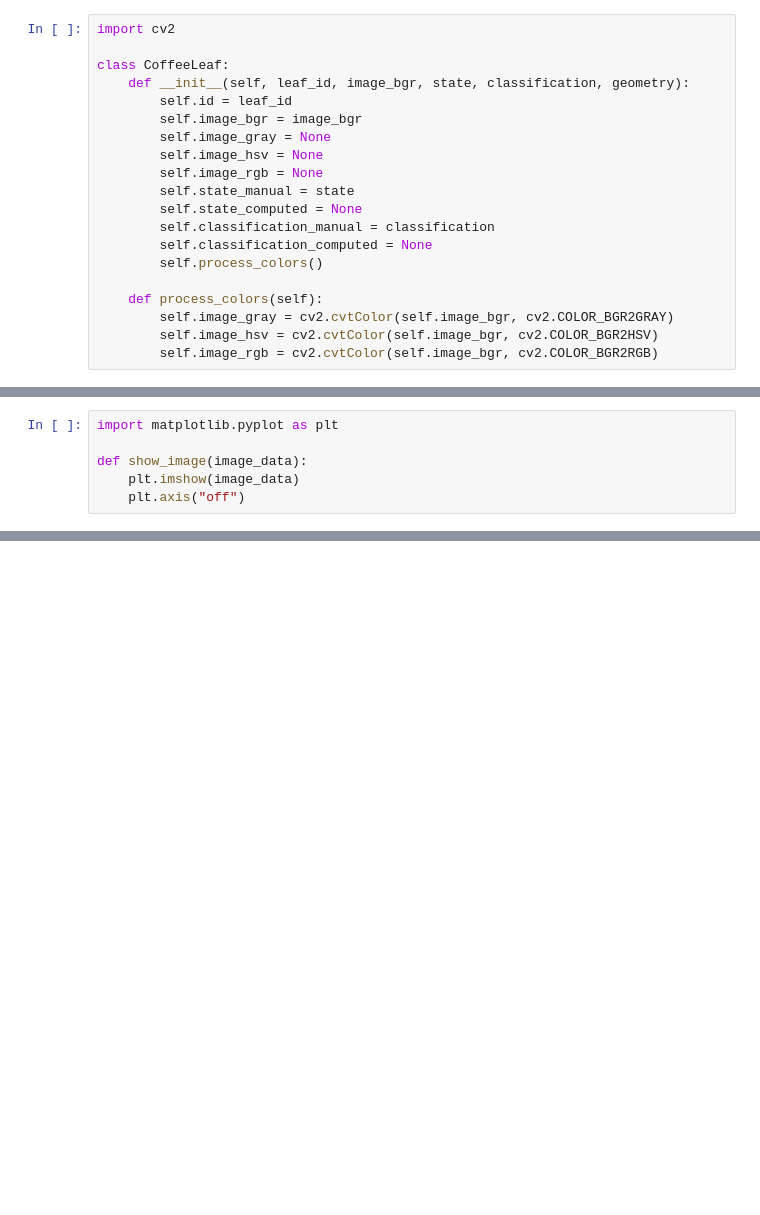
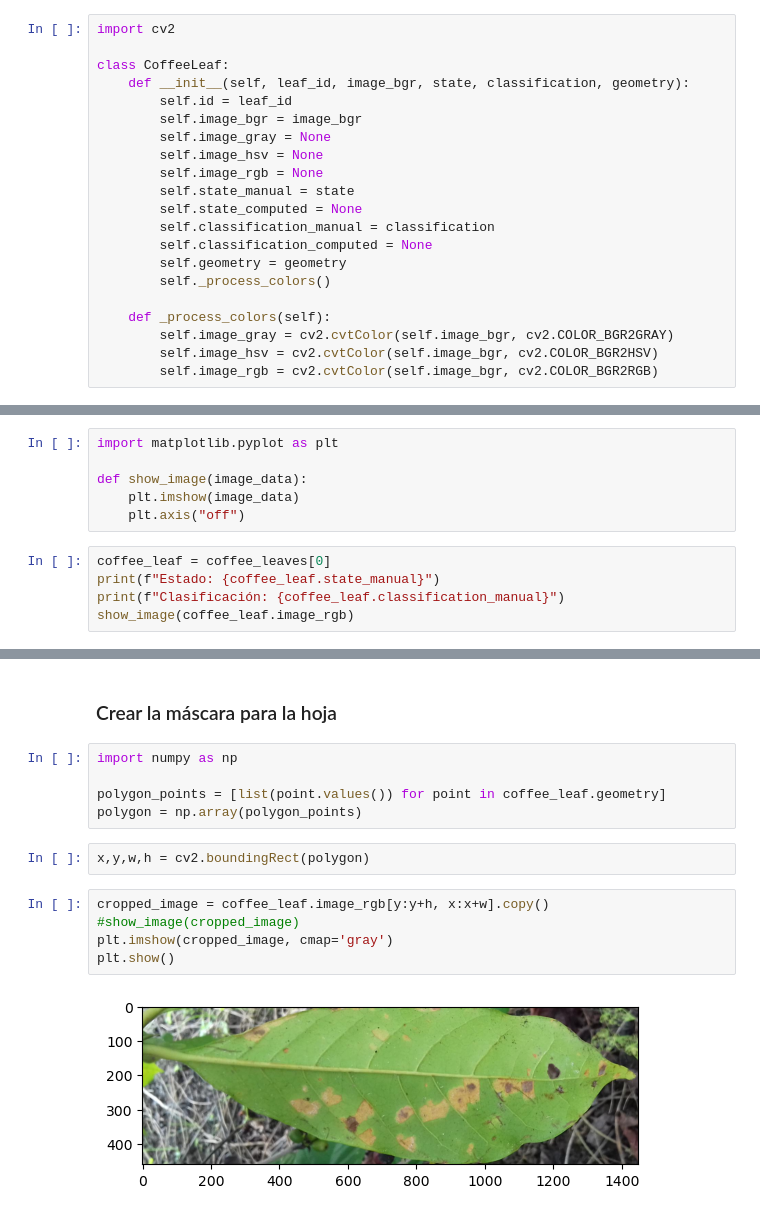
Before and after one commit to LindermanDgz/coffee-leaves-classification, a Jupyter notebook: coffee-leaves-classification.ipynb, the cells around one changed output, grey strips where cells are left out. Saved outputs shown, nothing was run; the diff lists cells and outputs as text; blank space fills up the shorter version.

```diff
--- a/coffee-leaves-classification.ipynb
+++ b/coffee-leaves-classification.ipynb
@@ -49,9 +53,10 @@ class CoffeeLeaf:
         self.state_computed = None
         self.classification_manual = classification
         self.classification_computed = None
-        self.process_colors()
+        self.geometry = geometry
+        self._process_colors()
 
-    def process_colors(self):
+    def _process_colors(self):
         self.image_gray = cv2.cvtColor(self.image_bgr, cv2.COLOR_BGR2GRAY)
         self.image_hsv = cv2.cvtColor(self.image_bgr, cv2.COLOR_BGR2HSV)
         self.image_rgb = cv2.cvtColor(self.image_bgr, cv2.COLOR_BGR2RGB)
@@ -83,3 +88,8 @@ import matplotlib.pyplot as plt
 def show_image(image_data):
     plt.imshow(image_data)
     plt.axis("off")
+# %%
+coffee_leaf = coffee_leaves[0]
+print(f"Estado: {coffee_leaf.state_manual}")
+print(f"Clasificación: {coffee_leaf.classification_manual}")
+show_image(coffee_leaf.image_rgb)
@@ -85,0 +100,16 @@ def show_image(image_data):
+# %% [markdown]
+### Crear la máscara para la hoja
+# %%
+import numpy as np
+
+polygon_points = [list(point.values()) for point in coffee_leaf.geometry]
+polygon = np.array(polygon_points)
+# %%
+x,y,w,h = cv2.boundingRect(polygon)
+# %%
+cropped_image = coffee_leaf.image_rgb[y:y+h, x:x+w].copy()
+#show_image(cropped_image)
+plt.imshow(cropped_image, cmap='gray')
+plt.show()
+# %% [output]
+[figure, added]
```
Also changed, not shown: parts of 17 cells of this notebook.
